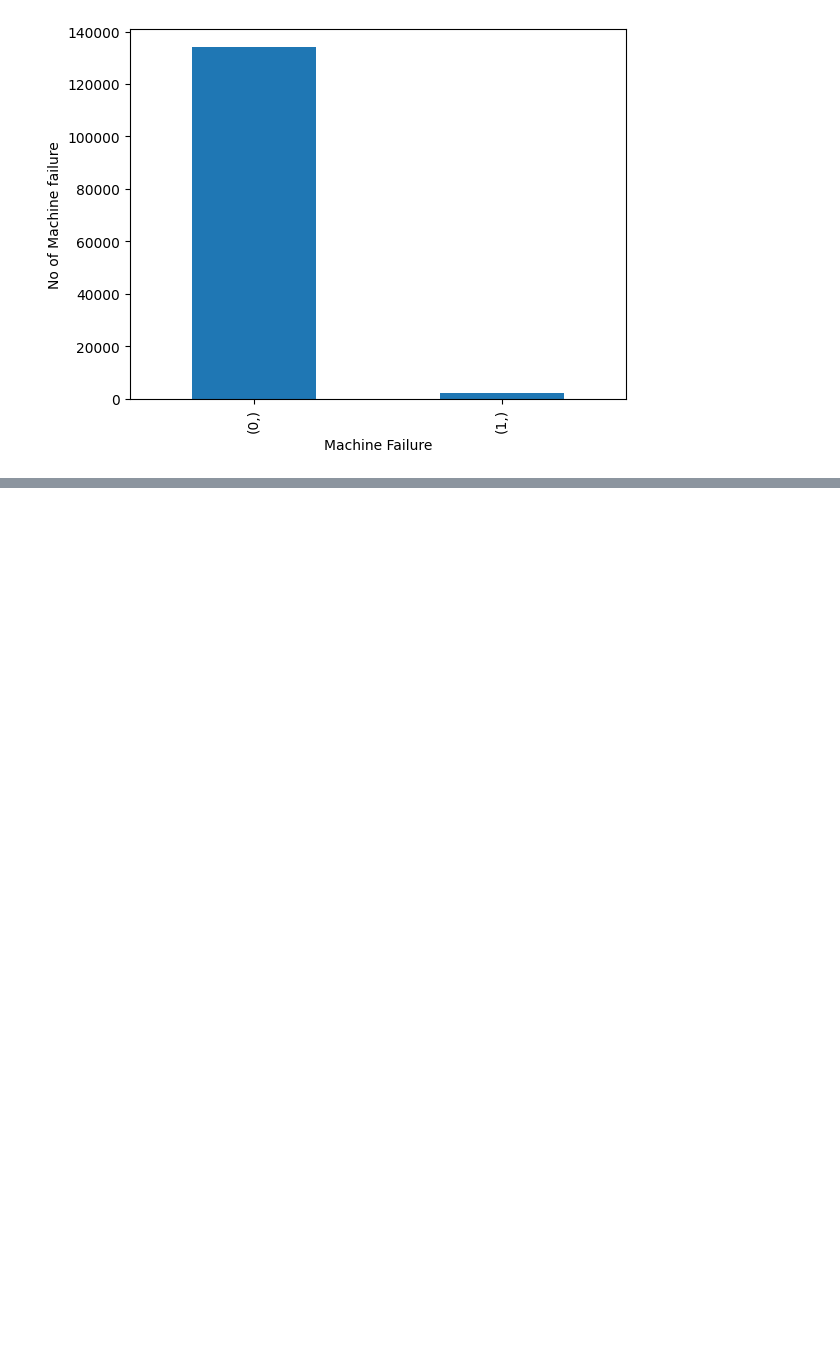
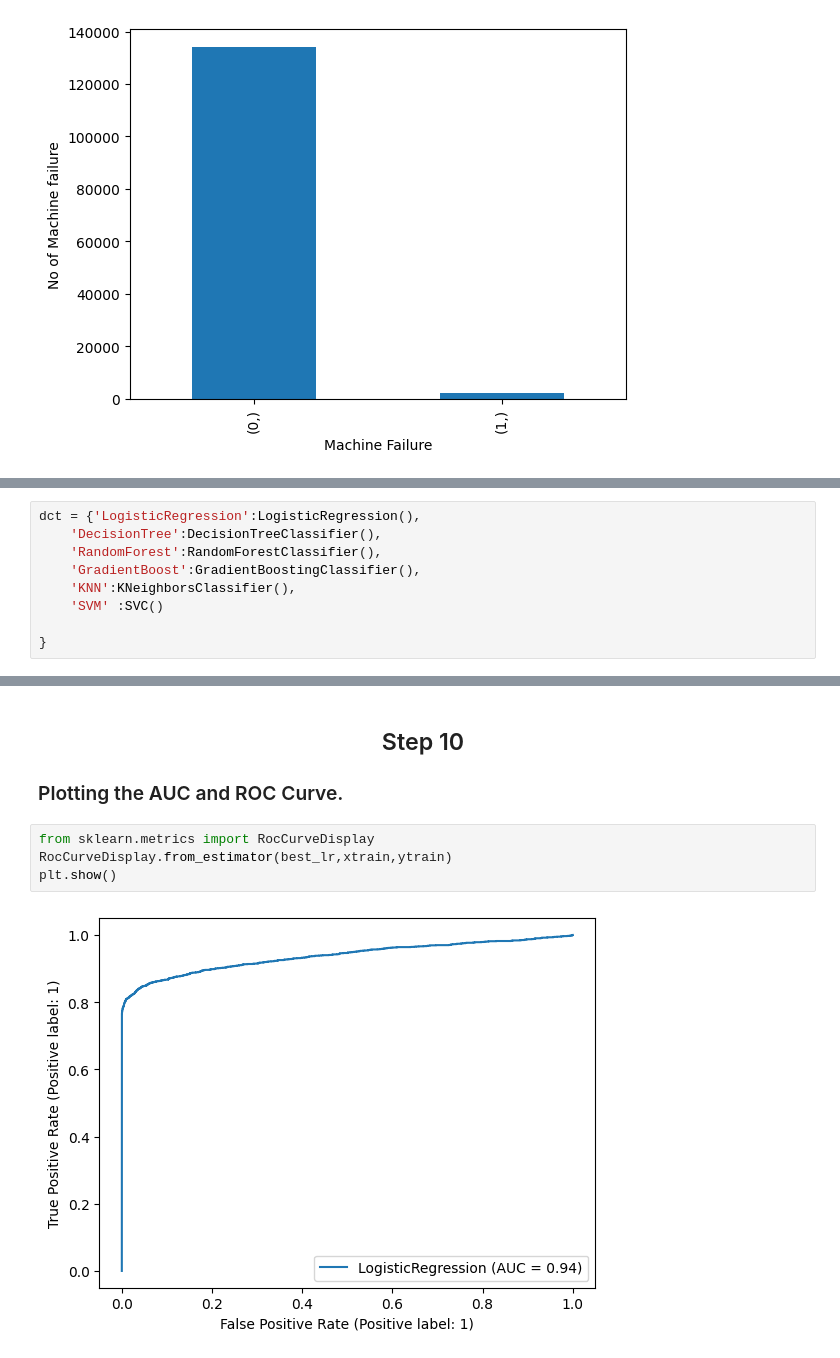
Before and after one commit to neerajprasad209/Classification_Project, a Jupyter notebook: ClassificationProject.ipynb, the cells around one changed output, grey strips where cells are left out. Drawn from its saved outputs; the diff is of its cells as text; blank space fills up the shorter version.

```diff
--- a/ClassificationProject.ipynb
+++ b/ClassificationProject.ipynb
@@ -149,0 +381,9 @@ plt.show()
+# %%
+dct = {'LogisticRegression':LogisticRegression(),
+    'DecisionTree':DecisionTreeClassifier(),
+    'RandomForest':RandomForestClassifier(),
+    'GradientBoost':GradientBoostingClassifier(),
+    'KNN':KNeighborsClassifier(),
+    'SVM' :SVC()
+
+}
@@ -149,0 +562,10 @@ plt.show()
+# %% [markdown]
+<h2 align = center> Step 10</h2>
+
+### Plotting the AUC and ROC Curve.
+# %%
+from sklearn.metrics import RocCurveDisplay
+RocCurveDisplay.from_estimator(best_lr,xtrain,ytrain)
+plt.show()
+# %% [output]
+[figure, added]
```
Also changed, not shown: parts of 88 cells of this notebook.
